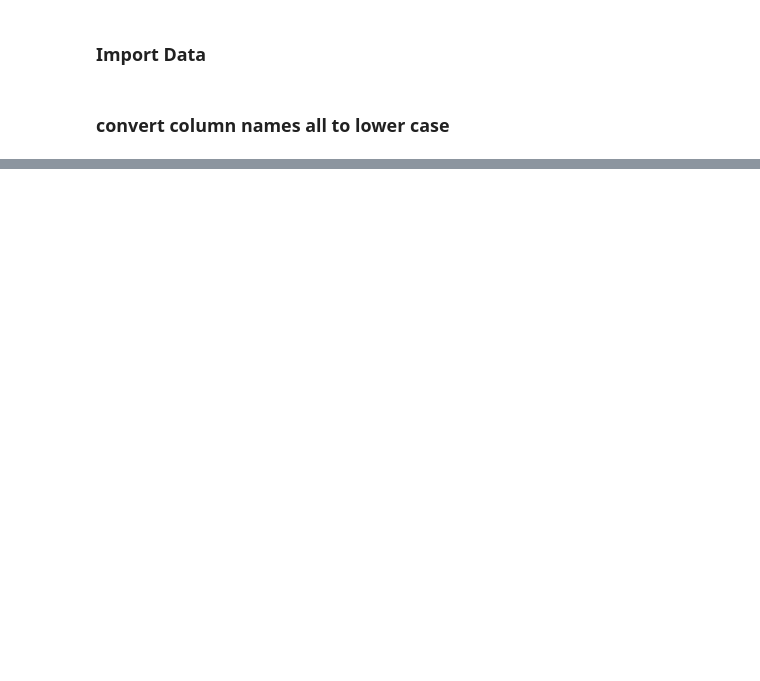
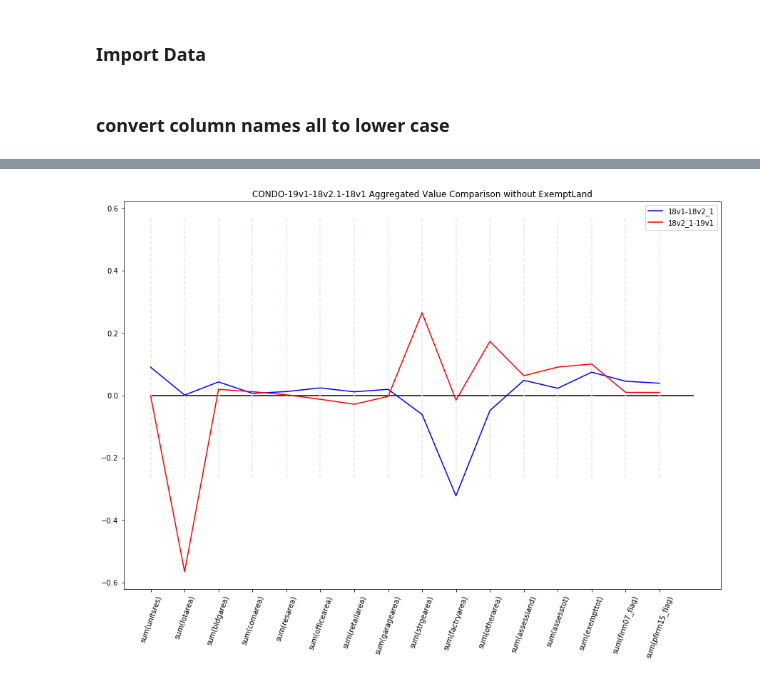
Before and after one commit to NYCPlanning/db-pluto-qaqc, a Jupyter notebook: 19v1/pluto_aggregate_analysis_19v1.ipynb, the cells around one changed output, grey strips where cells are left out. Saved outputs shown, nothing was run; the diff lists cells and outputs as text; code cells hidden in the pictures; blank space fills up the shorter version.

```diff
--- a/19v1/pluto_aggregate_analysis_19v1.ipynb
+++ b/19v1/pluto_aggregate_analysis_19v1.ipynb
@@ -142,0 +140,25 @@ plt.show()
+# %%
+condo = df.filter(df['lot'].rlike(r'^75'))
+# %%
+start_time = time.time()
+condo_summary = condo.groupBy("version").agg(sum("unitsres"),
+                                    sum("lotarea"),
+                                    sum("bldgarea"),
+                                    sum("comarea"),
+                                    sum("resarea"),
+                                    sum("officearea"),
+                                    sum("retailarea"),
+                                    sum("garagearea"),
+                                    sum("strgearea"),
+                                    sum("factryarea"),
+                                    sum("otherarea"),
+                                    sum("assessland"),
+                                    sum("assesstot"),
+                                    sum("exempttot"),
+                                    sum("firm07_flag"),
+                                    sum("pfirm15_flag")).toPandas()
+elapsed_time = time.time() - start_time
+# %%
+condo_summary.index = condo_summary.version
+condo_summary_pct = condo_summary.iloc[:, 1:].pct_change()
+condo_summary_pct
@@ -142,0 +171,14 @@ plt.show()
+# %%
+plt.figure(figsize=(15, 10))
+plt.plot(range(16), condo_summary_pct.iloc[1, :], color = 'blue', label='18v1-18v2_1')
+plt.plot(range(16), condo_summary_pct.iloc[2, :], color = 'red', label='18v2_1-19v1')
+plt.hlines(0, 0, 16, color = 'black')
+for i in range(16):
+    plt.vlines(i, min(-condo_summary_pct.iloc[2, :]), max(-condo_summary_pct.iloc[2, :]), color = '#e1e9f7', linestyles='dashed')
+plt.xticks(range(16), condo_summary_pct.columns, rotation=70)
+plt.title('CONDO-19v1-18v2.1-18v1 Aggregated Value Comparison without ExemptLand')
+plt.legend()
+plt.savefig('CONDO-19v1-18v2.1-18v1_Aggregated_Value_Comparison_wo_ExemptLand.png', bbox_inches='tight')
+plt.show()
+# %% [output]
+[figure, added]
```
Also changed, not shown: parts of 11 cells of this notebook, 5 other files.
